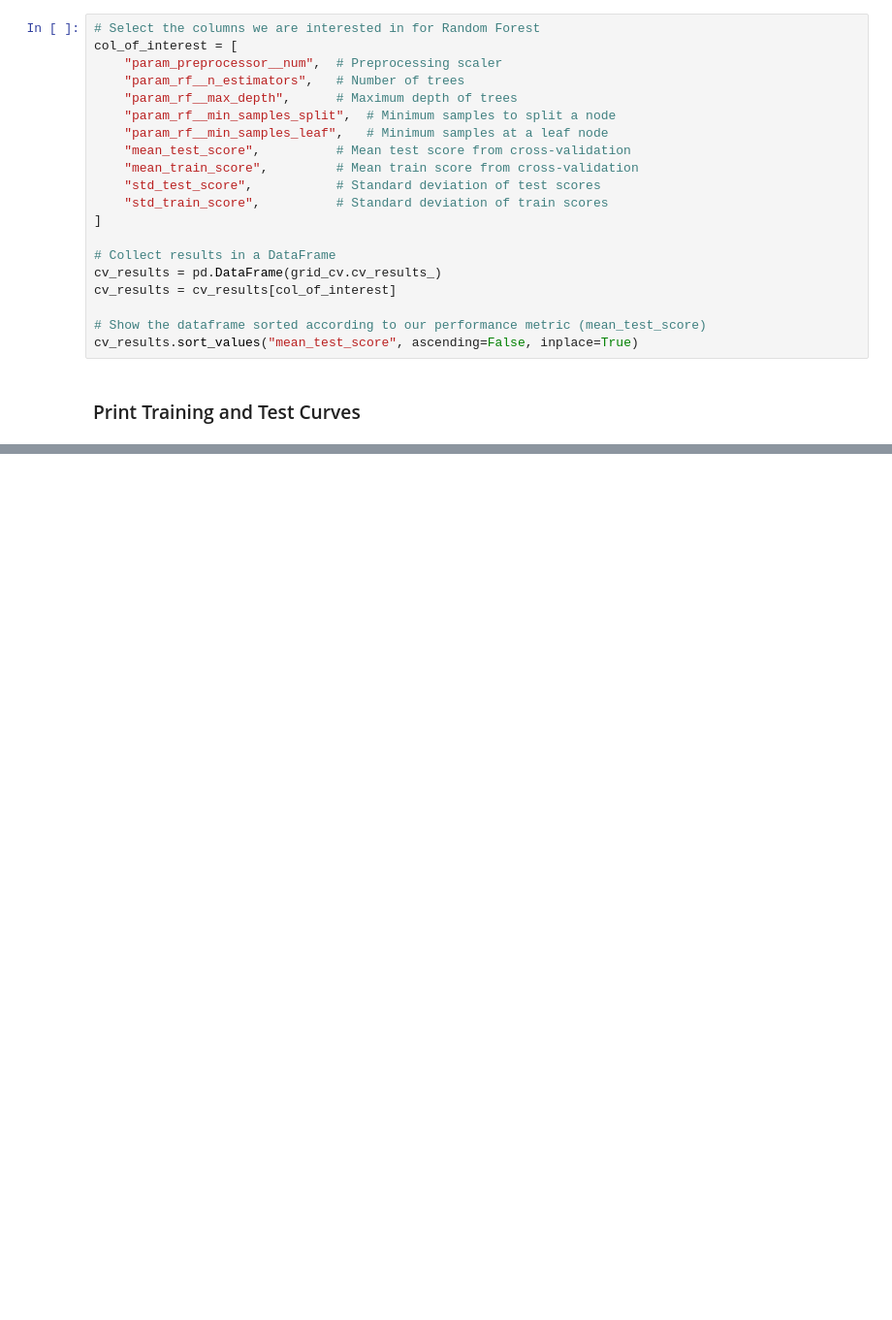
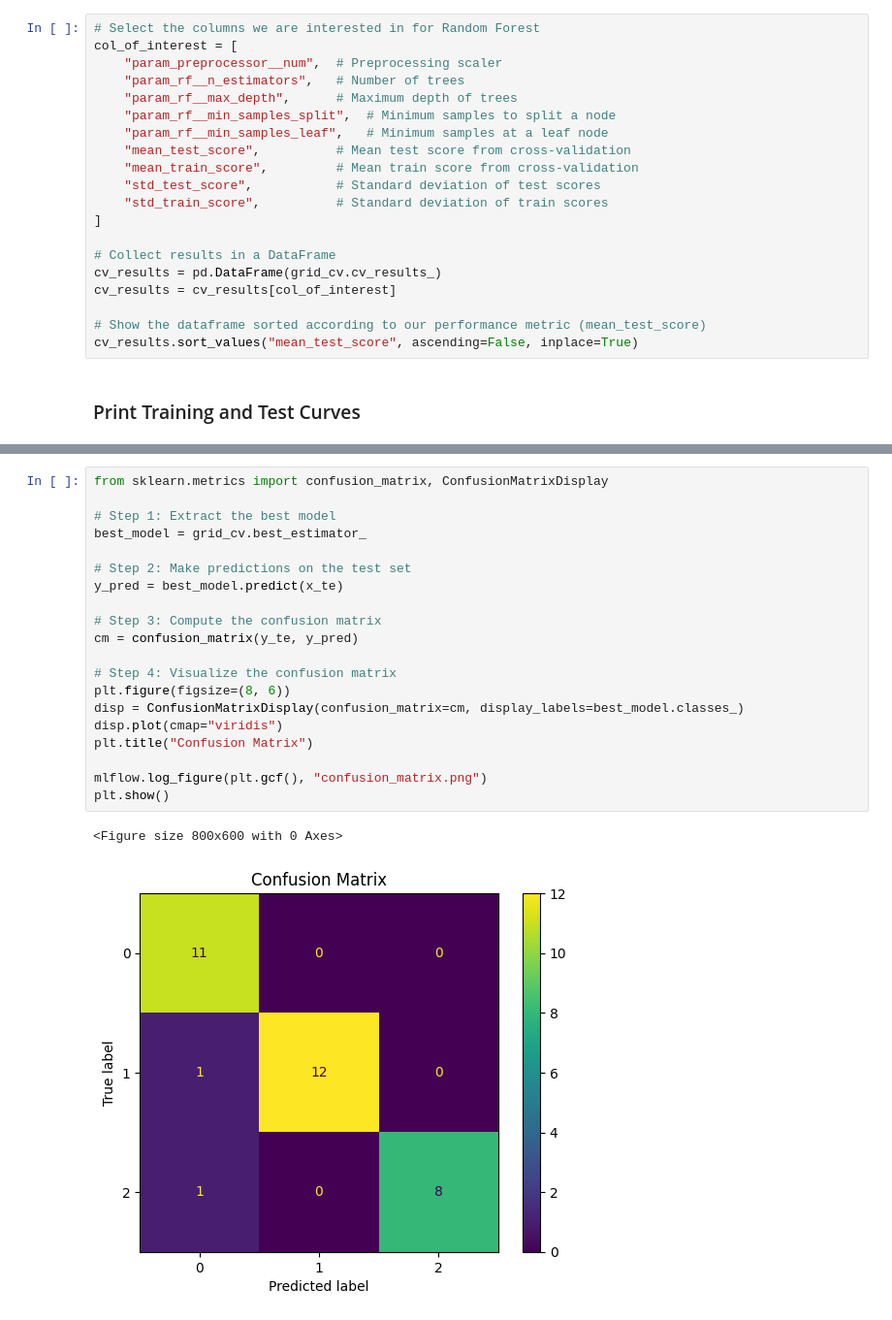
Before and after one commit to antonella-schiavoni/tesis-ciencia-de-datos, a Jupyter notebook: notebooks/questions/six/V3/train_modell_vowels_v3.ipynb, the cells around one changed output, grey strips where cells are left out. Shown at 97% size. Cells and saved outputs as stored; diff of their text form; blank space fills up the shorter version.

```diff
--- a/notebooks/questions/six/V3/train_modell_vowels_v3.ipynb
+++ b/notebooks/questions/six/V3/train_modell_vowels_v3.ipynb
@@ -553,0 +542,23 @@ plt.show()
+# %%
+from sklearn.metrics import confusion_matrix, ConfusionMatrixDisplay
+
+# Step 1: Extract the best model
+best_model = grid_cv.best_estimator_
+
+# Step 2: Make predictions on the test set
+y_pred = best_model.predict(x_te)
+
+# Step 3: Compute the confusion matrix
+cm = confusion_matrix(y_te, y_pred)
+
+# Step 4: Visualize the confusion matrix
+plt.figure(figsize=(8, 6))
+disp = ConfusionMatrixDisplay(confusion_matrix=cm, display_labels=best_model.classes_)
+disp.plot(cmap="viridis")
+plt.title("Confusion Matrix")
+
+mlflow.log_figure(plt.gcf(), "confusion_matrix.png")
+plt.show()
+# %% [output]
+<Figure size 800x600 with 0 Axes>
+[figure, added]
```
Also changed, not shown: parts of 20 cells of this notebook, 2 other files.
